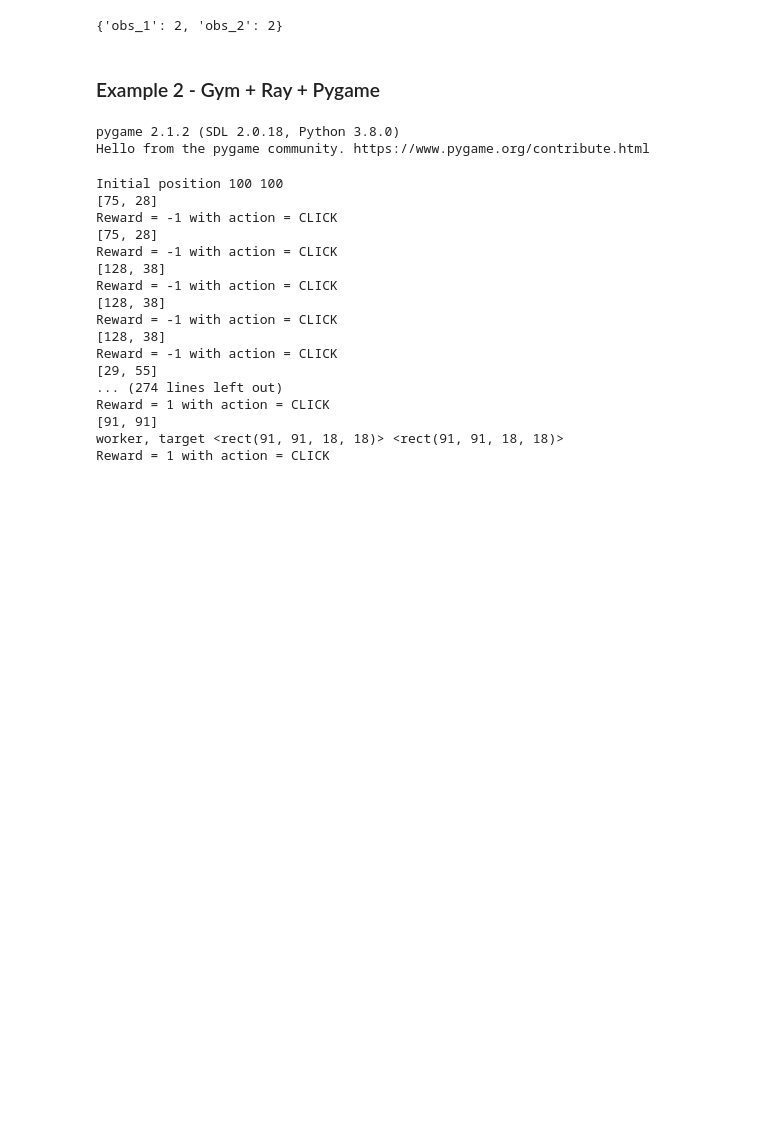
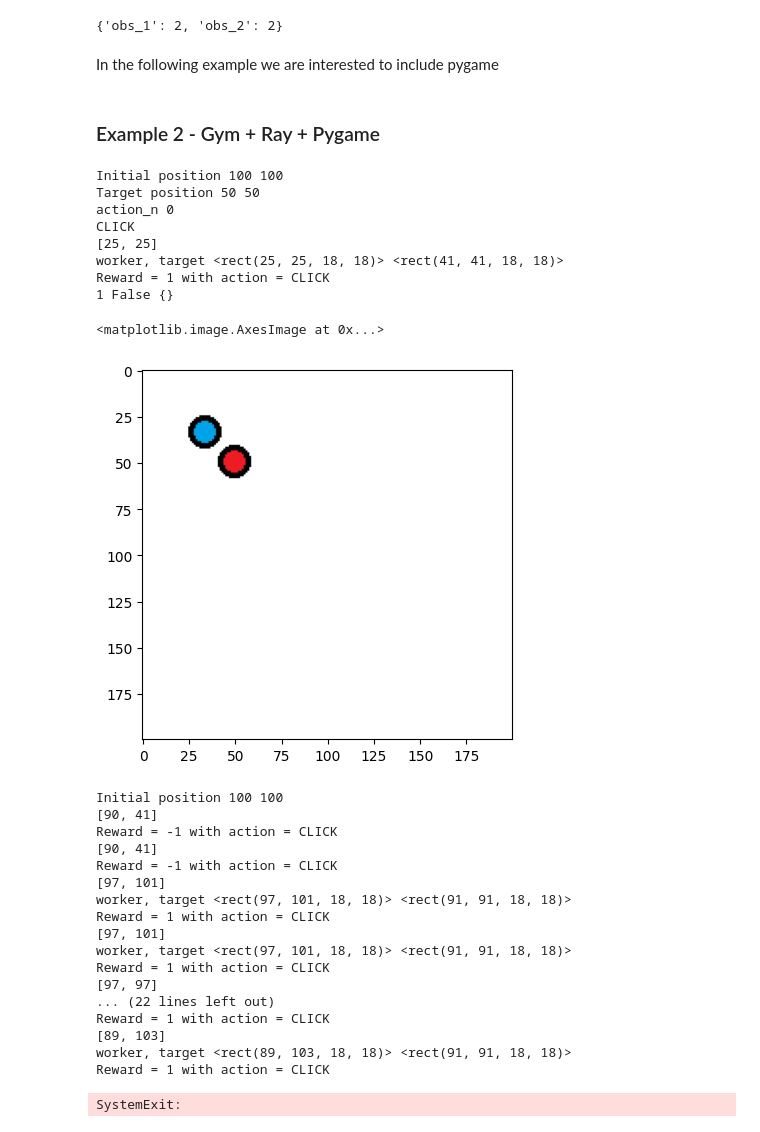
Before and after one commit to ruslanmv/How-to-create-custom-Reinforcement-Learning-environment, a Jupyter notebook: custom_game/gym-basic/2-RL-Enviroment.ipynb, the cells around one changed output. Drawn from its saved outputs; the diff is of its cells as text; code cells hidden in the pictures; blank space fills up the shorter version.

```diff
--- a/custom_game/gym-basic/2-RL-Enviroment.ipynb
+++ b/custom_game/gym-basic/2-RL-Enviroment.ipynb
@@ -137,13 +170,14 @@ print(action)
 # {'obs_1': 0, 'ob
 # %% [output]
 {'obs_1': 2, 'obs_2': 2}
+# %% [markdown]
+In the following example we are interested to include pygame
 # %% [markdown]
 ### Example 2 - Gym + Ray + Pygame
 # %%
 import gym
 from gym import spaces
 import numpy as np
-
 import pygame
 from pygame import display
 from pygame.surfarray import array3d
@@ -171,7 +205,7 @@ position_coordinates=[(50,50),
 
 target_image = pygame.image.load("point_red.png")
 
-class BasicEnv6(gym.Env):
+class MyEnv(gym.Env):
     metadata = {'render.modes': ['human']}
 
     def __init__(self):
@@ -197,6 +231,7 @@ class BasicEnv6(gym.Env):
         self.target_rect = target_image.get_rect()
         print('Initial position',100,100)
         self.target_rect.center = (100, 100)
+        self.steps = 0
 
     def reward_value(self,worker,target):
          #Check for collision between two rects
@@ -208,8 +243,6 @@ class BasicEnv6(gym.Env):
             reward=-1
             done=False
         return reward
-
-
 
     def step(self, action):
         reward = 0
@@ -225,11 +258,12 @@ class BasicEnv6(gym.Env):
             reward= self.reward_value(self.worker_rect,self.target_rect)
 
         # regardless of the action, game is done after step becomes true
-        done=True
+        reward_tmp, done = self.game_over(reward)
         info = {}
-
         img = self.get_image_array_from_game()
         state=img
+        #print('step:', self.steps)
+        self.steps += 1
         return state, reward, done, info
 
     def worker_step(self,event):
@@ -265,8 +299,6 @@ class BasicEnv6(gym.Env):
             # Esc -> Create event to quit the game
             if event.key == pygame.K_ESCAPE:
                 pygame.event.post(pygame.event.Event(pygame.QUIT))
-
-
         return action
 
     def update_game_state(self):
@@ -297,6 +329,7 @@ class BasicEnv6(gym.Env):
         target_pos=random.choice(position_coordinates)
         print('Target position',target_pos[0], target_pos[1])
         self.target_rect.center = (target_pos[0], target_pos[1])
+        self.steps = 0
         state = 0
         return state
 
@@ -317,27 +350,41 @@ class BasicEnv6(gym.Env):
             display.update()
     def close(self):
         pass
+
+    def game_over(self, reward):
+        if (reward < 1) or (self.steps >= 100):
+            return -1, True
+        else:
+            return reward, False
-# %% [output]
-pygame 2.1.2 (SDL 2.0.18, Python 3.8.0)
-Hello from the pygame community. https://www.pygame.org/contribute.html
 # %%
 # method 1 - use local test class
-env = BasicEnv6()
+env = MyEnv()
 env.reset()
 action_n = env.action_space.sample()
 print('action_n',action_n)
 action_key={0:'CLICK'}
 action=action_key[action_n]
 print(action)
 state, reward, done, info = env.step(action)
 print("Reward = {} with action = {}".format(reward,action))
 import matplotlib.pyplot as plt
 print(reward, done, info)
 plt.figure()
 plt.imshow(state)
+# %% [output]
+Initial position 100 100
+Target position 50 50
+action_n 0
+CLICK
+[25, 25]
+worker, target <rect(25, 25, 18, 18)> <rect(41, 41, 18, 18)>
+Reward = 1 with action = CLICK
+1 False {}
+<matplotlib.image.AxesImage at 0x...>
+[figure, added]
 # %%
 import sys
-env = BasicEnv6()
+env = MyEnv()
 # This is technically a FPS Refresh rate
 FPS = 10
 # FPS (frames per second) controller
@@ -355,10 +402,8 @@ while running:
         if event.type == pygame.QUIT:
             running = False
     state, reward, done, info = env.step(action)
-
     if action != None:
         print("Reward = {} with action = {} ".format(reward,action))
-
     # Refresh game screen
     pygame.display.update()
     # Refresh rate
@@ -366,19 +411,20 @@ while running:
     img = array3d(env.game_window)
 # %% [output]
 Initial position 100 100
-[75, 28]
+[90, 41]
 Reward = -1 with action = CLICK
-[75, 28]
+[90, 41]
 Reward = -1 with action = CLICK
-[128, 38]
-Reward = -1 with action = CLICK
-[128, 38]
-Reward = -1 with action = CLICK
-[128, 38]
-Reward = -1 with action = CLICK
-[29, 55]
-... (274 lines left out)
+[97, 101]
+worker, target <rect(97, 101, 18, 18)> <rect(91, 91, 18, 18)>
 Reward = 1 with action = CLICK
-[91, 91]
-worker, target <rect(91, 91, 18, 18)> <rect(91, 91, 18, 18)>
+[97, 101]
+worker, target <rect(97, 101, 18, 18)> <rect(91, 91, 18, 18)>
 Reward = 1 with action = CLICK
+[97, 97]
+... (22 lines left out)
+Reward = 1 with action = CLICK
+[89, 103]
+worker, target <rect(89, 103, 18, 18)> <rect(91, 91, 18, 18)>
+Reward = 1 with action = CLICK
+SystemExit:
```
Also changed, not shown: parts of 12 cells of this notebook, 1 other file.
